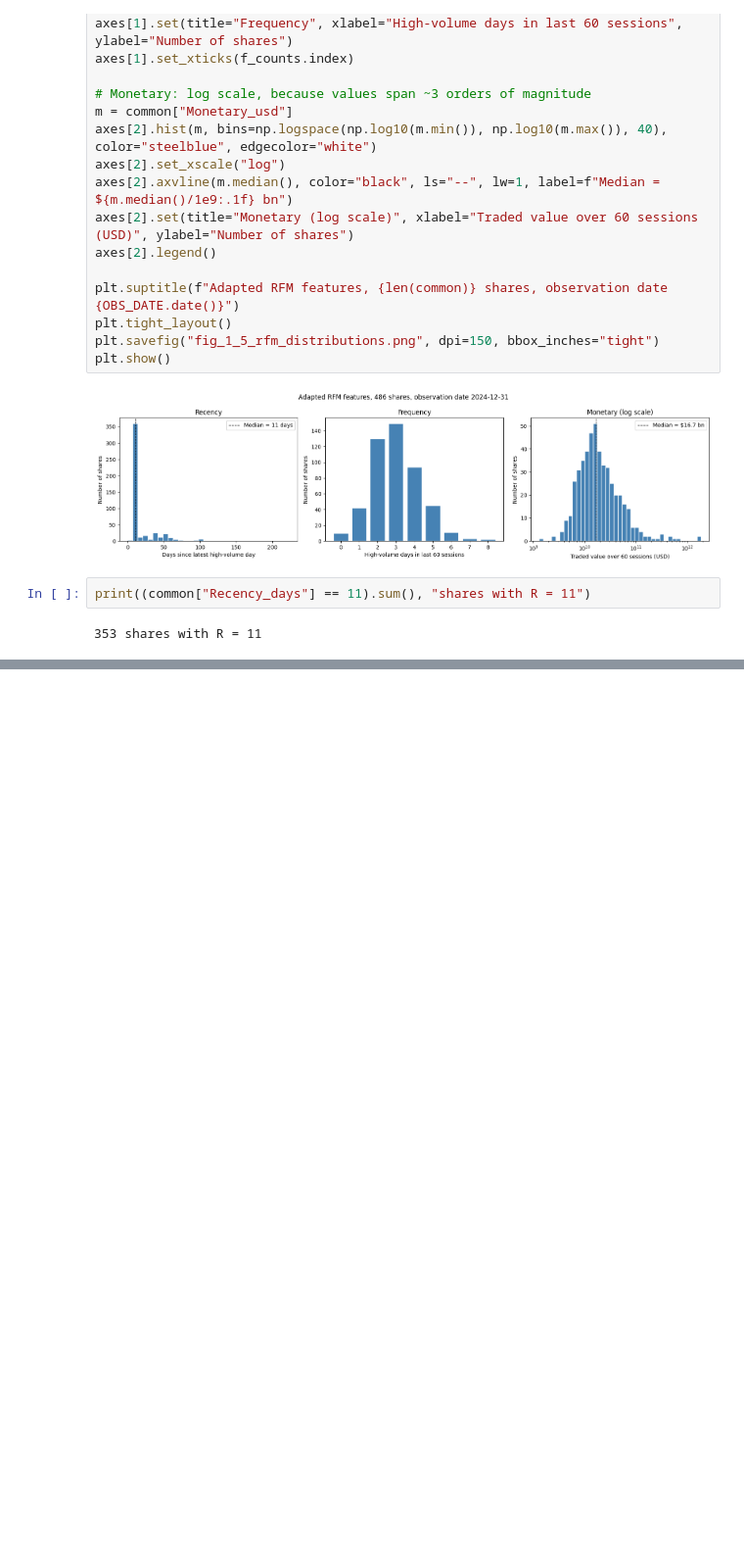
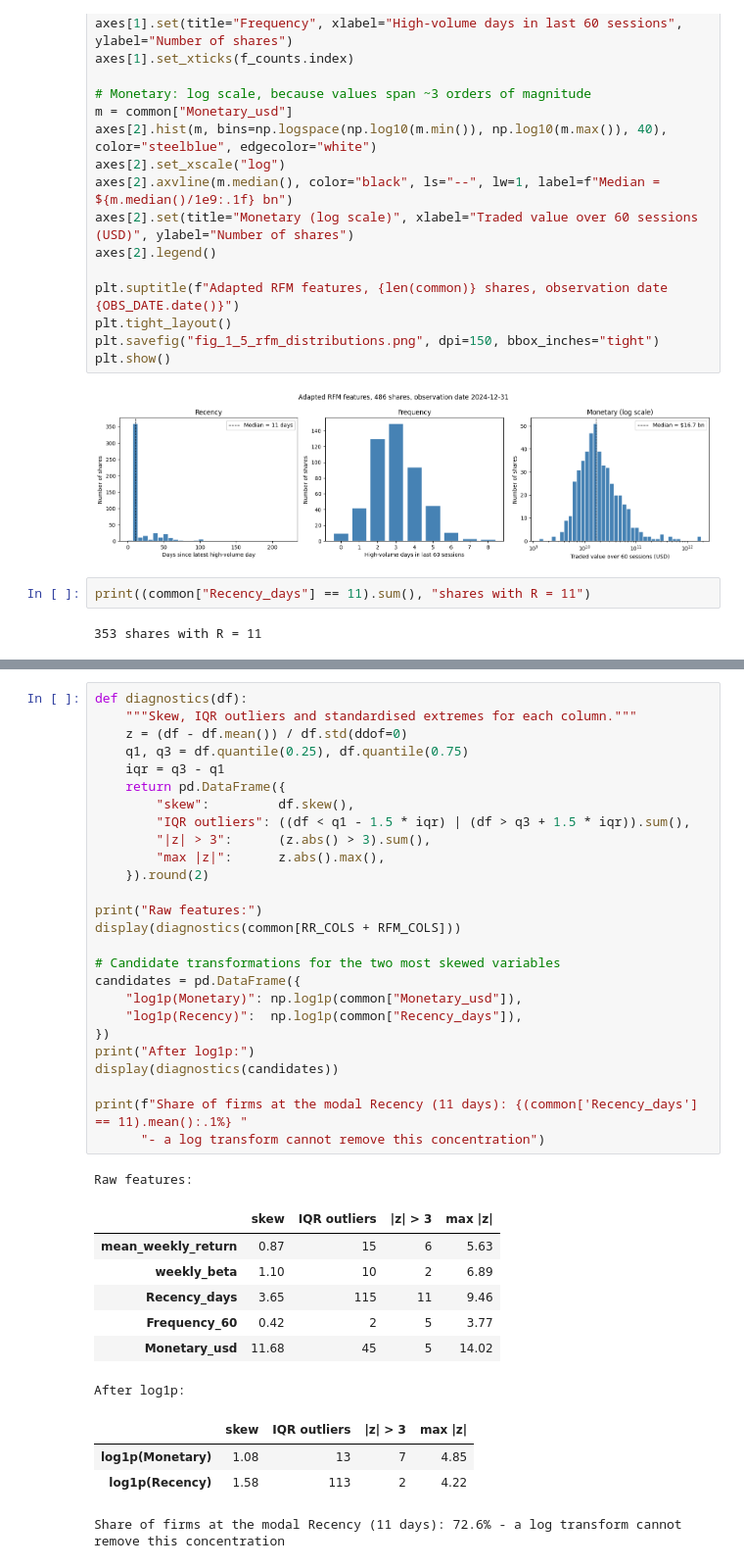
Before and after one commit to Dheena2411/CRM-CM-CW1, a Jupyter notebook: CRM&CM_CW1_T1_T2.ipynb, the cells around one changed output, grey strips where cells are left out. Shown at 98% size. Cells and saved outputs as stored; diff of their text form; blank space fills up the shorter version.

```diff
--- a/CRM&CM_CW1_T1_T2.ipynb
+++ b/CRM&CM_CW1_T1_T2.ipynb
@@ -783,0 +805,39 @@ print((common["Recency_days"] == 11).sum(), "shares with R = 11")
+# %%
+def diagnostics(df):
+    """Skew, IQR outliers and standardised extremes for each column."""
+    z = (df - df.mean()) / df.std(ddof=0)
+    q1, q3 = df.quantile(0.25), df.quantile(0.75)
+    iqr = q3 - q1
+    return pd.DataFrame({
+        "skew":         df.skew(),
+        "IQR outliers": ((df < q1 - 1.5 * iqr) | (df > q3 + 1.5 * iqr)).sum(),
+        "|z| > 3":      (z.abs() > 3).sum(),
+        "max |z|":      z.abs().max(),
+    }).round(2)
+
+print("Raw features:")
+display(diagnostics(common[RR_COLS + RFM_COLS]))
+
+# Candidate transformations for the two most skewed variables
+candidates = pd.DataFrame({
+    "log1p(Monetary)": np.log1p(common["Monetary_usd"]),
+    "log1p(Recency)":  np.log1p(common["Recency_days"]),
+})
+print("After log1p:")
+display(diagnostics(candidates))
+
+print(f"Share of firms at the modal Recency (11 days): {(common['Recency_days'] == 11).mean():.1%} "
+      "- a log transform cannot remove this concentration")
+# %% [output]
+Raw features:
+|  | skew | IQR outliers | |z| > 3 | max |z| |
+| mean_weekly_return | 0.87 | 15 | 6 | 5.63 |
+| weekly_beta | 1.10 | 10 | 2 | 6.89 |
+| Recency_days | 3.65 | 115 | 11 | 9.46 |
+| Frequency_60 | 0.42 | 2 | 5 | 3.77 |
+| Monetary_usd | 11.68 | 45 | 5 | 14.02 |
+After log1p:
+|  | skew | IQR outliers | |z| > 3 | max |z| |
+| log1p(Monetary) | 1.08 | 13 | 7 | 4.85 |
+| log1p(Recency) | 1.58 | 113 | 2 | 4.22 |
+Share of firms at the modal Recency (11 days): 72.6% - a log transform cannot remove this concentration
```
Also changed, not shown: parts of 7 cells of this notebook.
